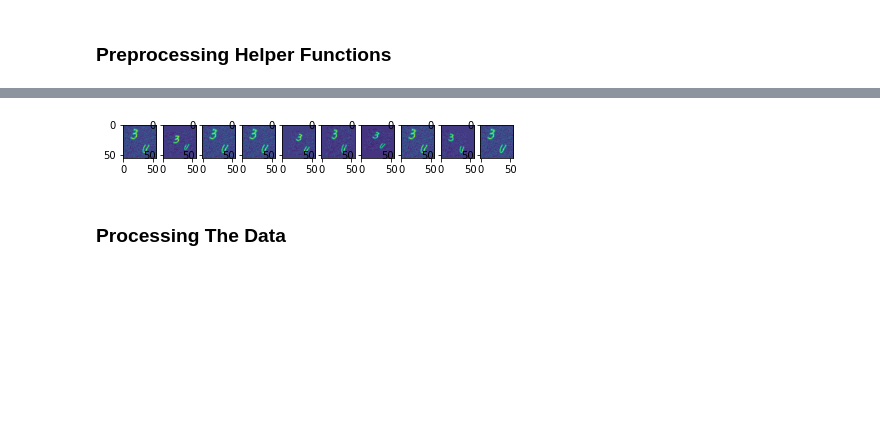
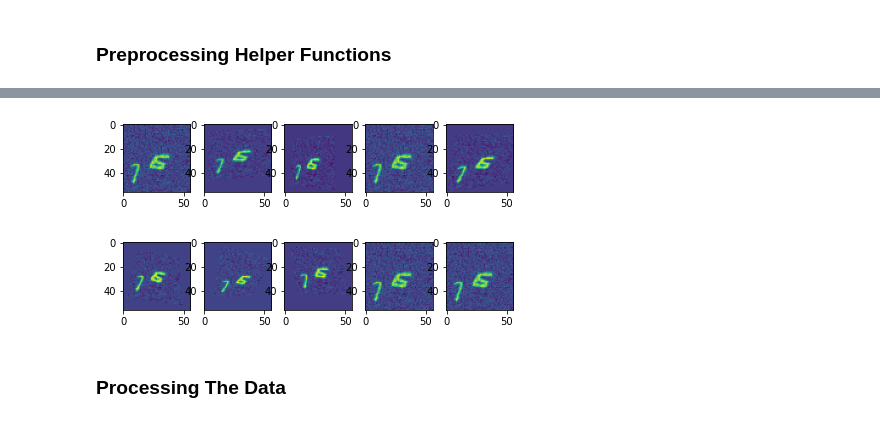
Before and after one commit to vicliv/2048-AutoSolver, a Jupyter notebook: Project_3_Notebook.ipynb, the cells around one changed output, grey strips where cells are left out. Saved outputs shown, nothing was run; the diff lists cells and outputs as text; code cells hidden in the pictures; blank space fills up the shorter version.

```diff
--- a/Project_3_Notebook.ipynb
+++ b/Project_3_Notebook.ipynb
@@ -101,13 +106,14 @@ img_grid(1,10,[sample_tensor[0],*affined_tensors])
 # %%
-perspective_manager = RandomPerspective(0.6)
+perspective_manager = RandomPerspective(0.5)
 def generate_pespective(image_tensor, num):
     outputs = []
     for _ in range(num):
       outputs.append(perspective_manager(image_tensor))
     return outputs
 
-sample_tensor = torch.from_numpy(training_data[0,None]).float()
+sample_tensor = torch.from_numpy(training_data[999,None]).float()
 perspective_tensors = map(lambda x: x[0], generate_pespective(sample_tensor,9))
-img_grid(1,10,[sample_tensor[0],*perspective_tensors])
+img_grid(2,5,[sample_tensor[0],*perspective_tensors])
 # %% [output]
-[figure, old version]
+[figure, new version]
+[figure, added]
```
Also changed, not shown: parts of 48 cells of this notebook.
